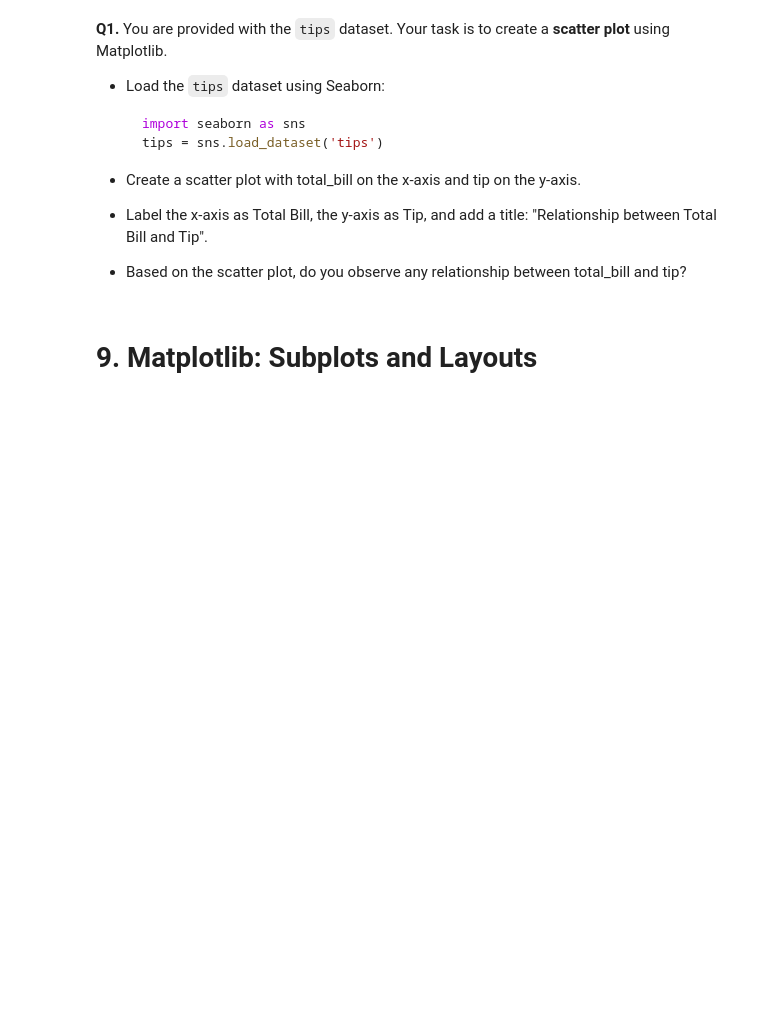
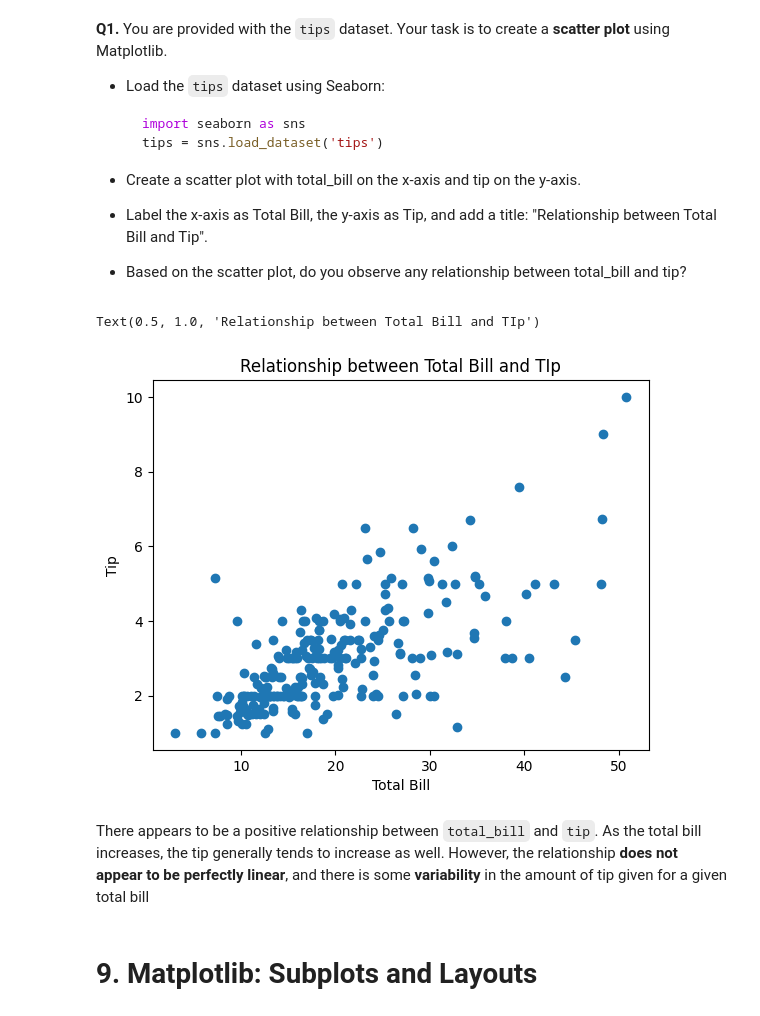
Before and after one commit to Diver202/PSDV, a Jupyter notebook: Assignment2/Lab2_Pandas_Matplotlib.ipynb, the cells around one changed output. Saved outputs shown, nothing was run; the diff lists cells and outputs as text; code cells hidden in the pictures; blank space fills up the shorter version.

```diff
--- a/Assignment2/Lab2_Pandas_Matplotlib.ipynb
+++ b/Assignment2/Lab2_Pandas_Matplotlib.ipynb
@@ -1005,6 +1024,16 @@ Based on the bar-plot above the **Sunday** has the highest average tip
 - Label the x-axis as Total Bill, the y-axis as Tip, and add a title: "Relationship between Total Bill and Tip".
 
 - Based on the scatter plot, do you observe any relationship between total_bill and tip?
+# %%
+plt.scatter(tips['total_bill'],tips['tip'])
+plt.xlabel('Total Bill')
+plt.ylabel('Tip')
+plt.title('Relationship between Total Bill and TIp')
+# %% [output]
+Text(0.5, 1.0, 'Relationship between Total Bill and TIp')
+[figure, added]
+# %% [markdown]
+There appears to be a positive relationship between `total_bill` and `tip`. As the total bill increases, the tip generally tends to increase as well. However, the relationship **does not appear to be perfectly linear**, and there is some **variability** in the amount of tip given for a given total bill
 # %% [markdown]
 # 9. Matplotlib: Subplots and Layouts
 # %% [markdown]
```
Also changed, not shown: parts of 32 cells of this notebook, 1 other file.
